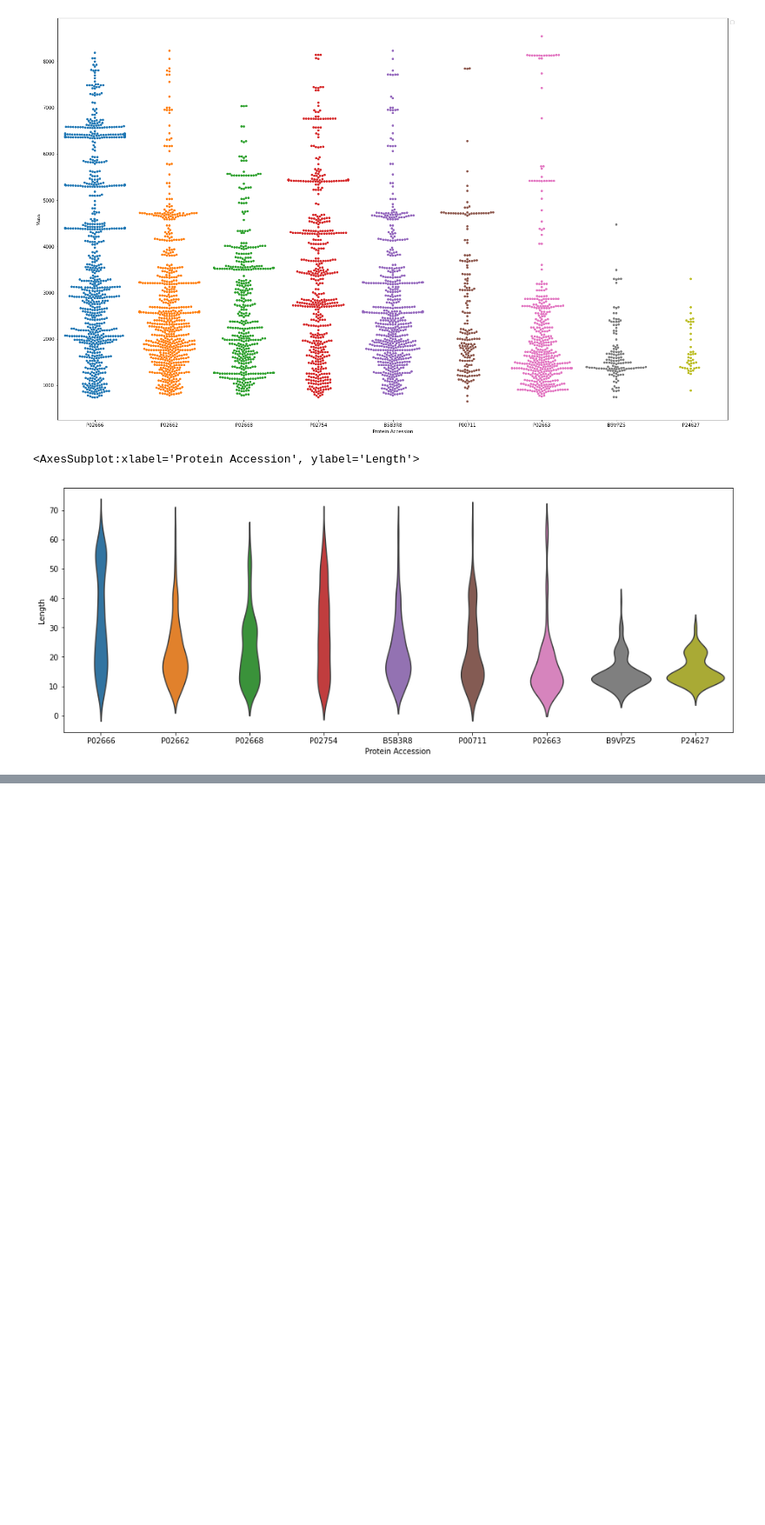
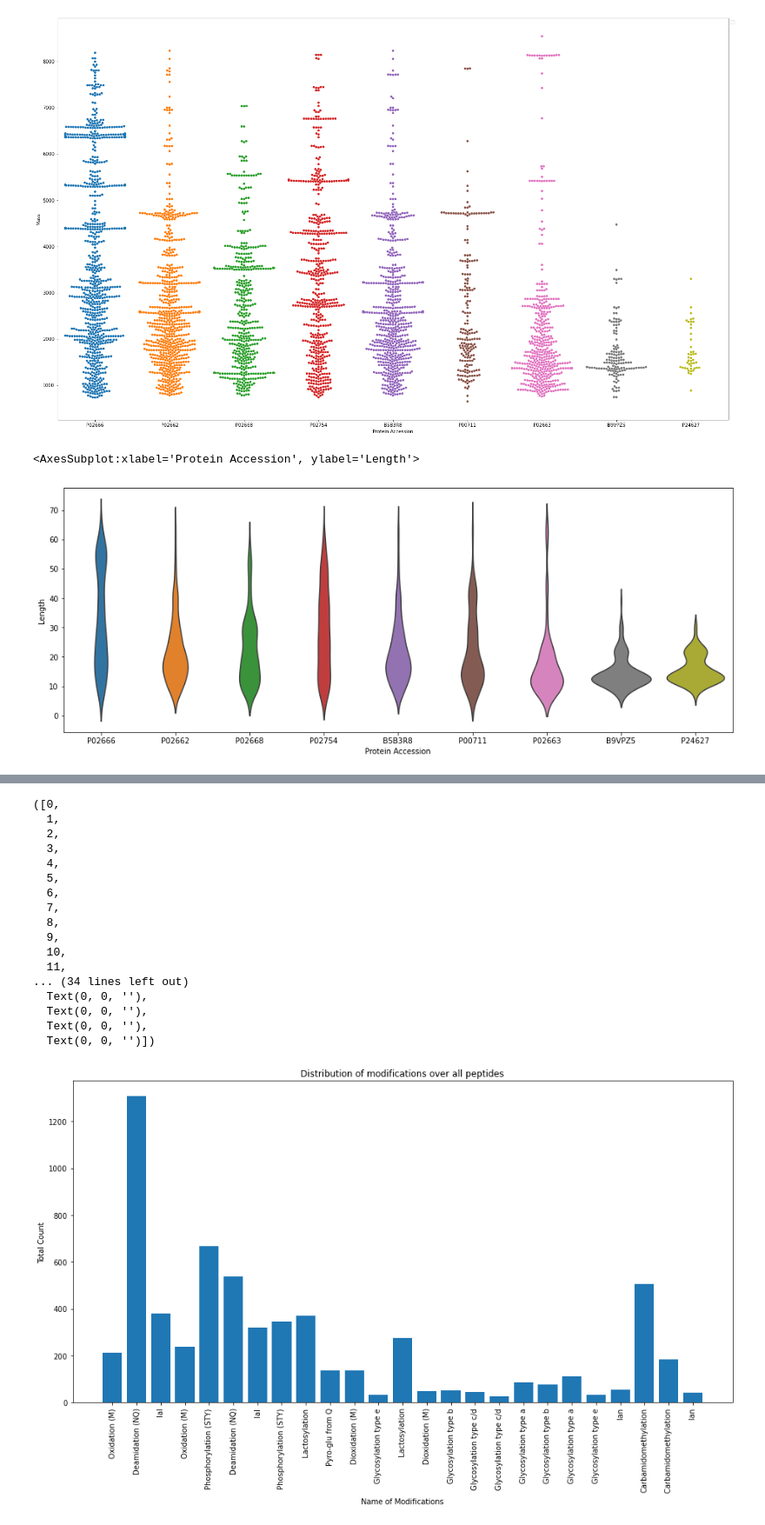
Before and after one commit to Munklinde96/Data_Visualization, a Jupyter notebook: tst_data_viz.ipynb, the cells around one changed output, grey strips where cells are left out. Shown at 87% size. Drawn from its saved outputs; the diff is of its cells as text; code cells hidden in the pictures; blank space fills up the shorter version.

```diff
--- a/tst_data_viz.ipynb
+++ b/tst_data_viz.ipynb
@@ -197,0 +235,15 @@ sns.violinplot(x='Protein Accession', y='Length', data=df2,
+# %%
+modifications = df["PTM"]
+differentModifications = {}
+for x in modifications:
+    if pd.isnull(x):
+        continue
+    x = x.strip()
+    mods = x.split(";")
+    for mod in mods:
+        if mod not in differentModifications:
+            differentModifications[mod] = 1
+        else:
+            differentModifications[mod] +=1
+for mod, count in differentModifications.items():
+    print("mod is "+mod+" count is "+str(count))
@@ -197,0 +268,27 @@ sns.violinplot(x='Protein Accession', y='Length', data=df2,
+# %%
+#Column chart (a.k.a. Bar Chart) showing distribution of modifications per peptide
+plt.figure(figsize=(16,8))
+plt.bar(differentModifications.keys(), differentModifications.values())
+plt.title("Distribution of modifications over all proteins")
+plt.xlabel('Name of Modifications')
+plt.ylabel('Total Count')
+plt.xticks(rotation='vertical')
+# %% [output]
+([0,
+  1,
+  2,
+  3,
+  4,
+  5,
+  6,
+  7,
+  8,
+  9,
+  10,
+  11,
+... (34 lines left out)
+  Text(0, 0, ''),
+  Text(0, 0, ''),
+  Text(0, 0, ''),
+  Text(0, 0, '')])
+[figure, added]
```
Also changed, not shown: parts of 13 cells of this notebook.
